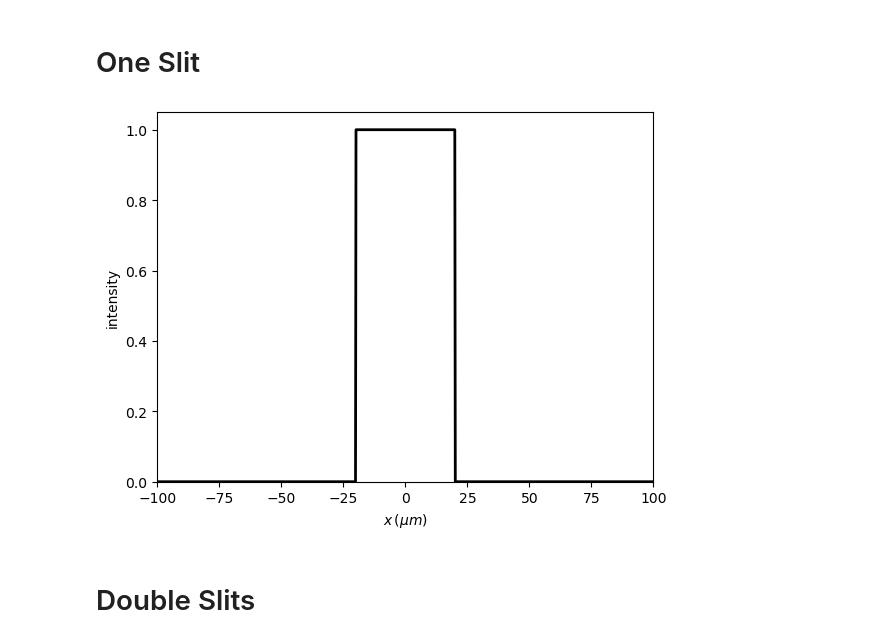
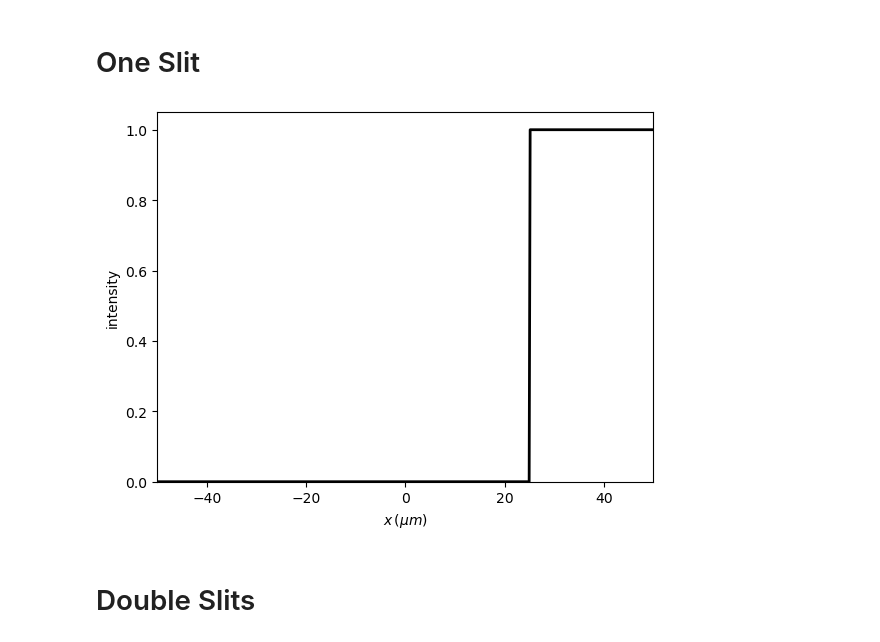
Before and after one commit to fredericosantos/light-particle-experiment, a Jupyter notebook: diffractio_1slit.ipynb, the cells around one changed output. Drawn from its saved outputs; the diff is of its cells as text; code cells hidden in the pictures.

Commit message:
all new step up for double slit

```diff
--- a/diffractio_1slit.ipynb
+++ b/diffractio_1slit.ipynb
@@ -24,3 +25,14 @@ plt.style.use("default")
 
 def time_now():
     return datetime.datetime.now().strftime("%Y-%m-%d %H:%M:%S")
+# %%
+wavelength = 0.6238 * um
+n_bins = 500
+field_x = 100
+width_x = 50
+x0 = np.linspace(-width_x * um, width_x * um, n_bins)
+
+# plane wave
+u0 = Scalar_source_X(x=x0, wavelength=wavelength)
+u0.plane_wave(A=1, theta=0)
+t0 = Scalar_mask_X(x=x0, wavelength=wavelength)
@@ -28,25 +55,15 @@ def time_now():
 # One Slit
 # %%
 barrier_type = 'single_slit'
-slit_width = 40
-field_x = 200
-x = field_x // 2
-x_spacing = 1000
-x0 = np.linspace(-x * um, x * um, x_spacing)
-wavelength = 0.6238 * um
+slit_width = 50
 
-# plane wave
-u0 = Scalar_source_X(x=x0, wavelength=wavelength)
-u0.plane_wave(A=1, theta=0)
 
-# slit
-t0 = Scalar_mask_X(x=x0, wavelength=wavelength)
-t0.slit(x0=0, size=slit_width * um)
+t0.slit(x0=field_x // 2, size=slit_width * um)
 # t0.two_levels(level1=0, level2=2)
 t0.draw("intensity")
 
 u1 = u0 * t0
 # %% [output]
-[figure, old version]
+[figure, new version]
 # %% [markdown]
 # Double Slits
```
Also changed, not shown: parts of 15 cells of this notebook, 7 other files.
